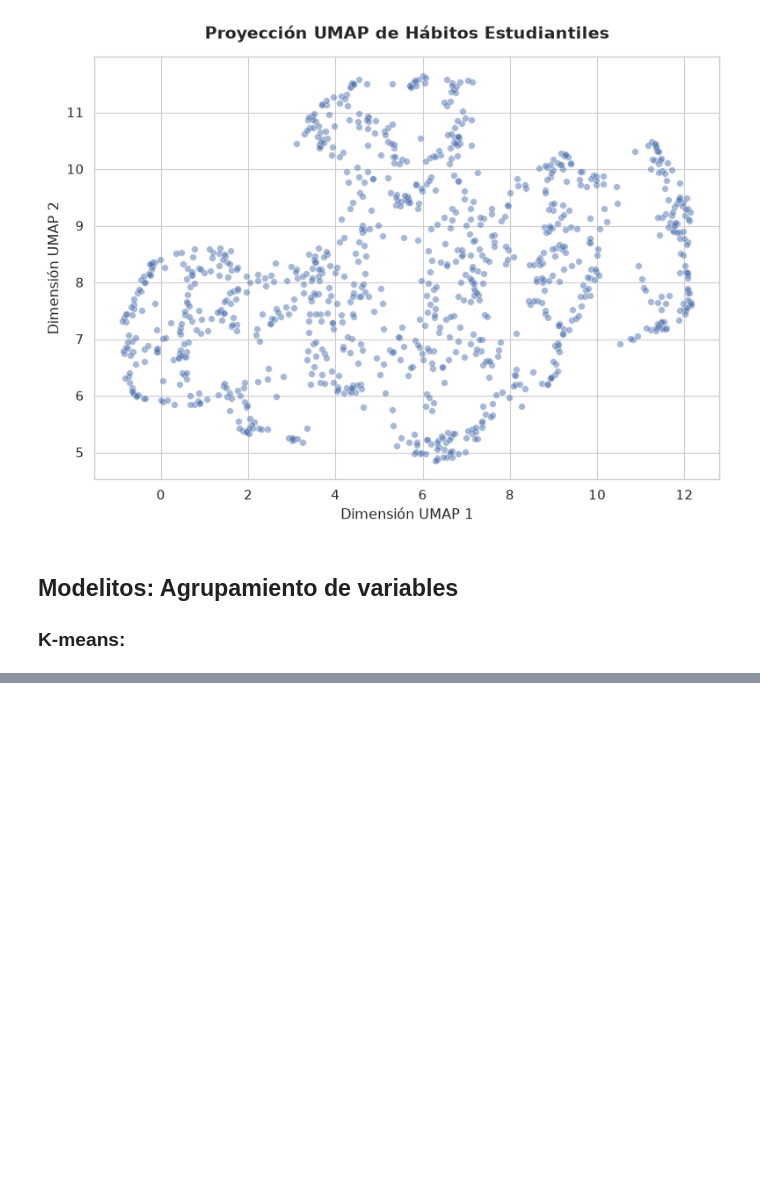
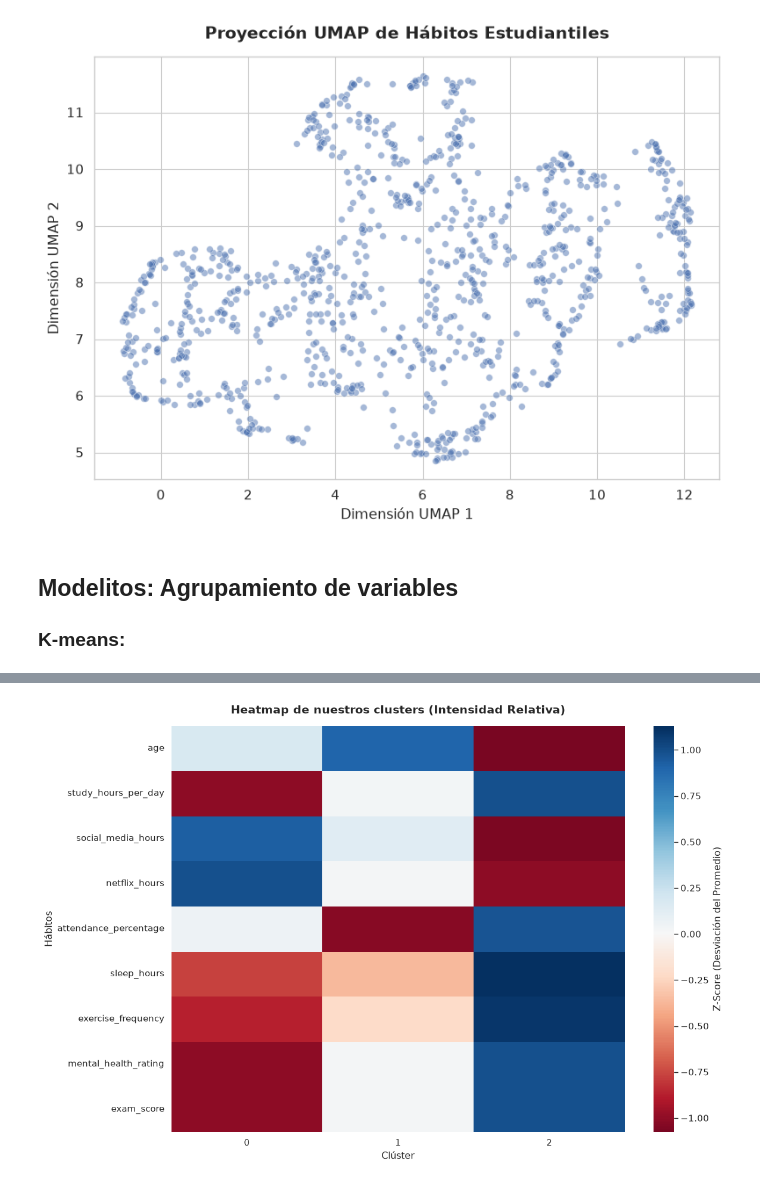
Before and after one commit to gapalfaro-cmyk/Proyecto-de-fin-de-modulo-6---Alfaro-Badillo-Cruz-Perez-Rupit, a Jupyter notebook: Modulo_VI_Equipo_15_Habits.ipynb, the cells around one changed output, grey strips where cells are left out. Cells and saved outputs as stored; diff of their text form; code cells hidden in the pictures; blank space fills up the shorter version.

```diff
--- a/Modulo_VI_Equipo_15_Habits.ipynb
+++ b/Modulo_VI_Equipo_15_Habits.ipynb
@@ -490,0 +491,22 @@ Cluster
+# %%
+numeric_cols = df_analisis_kmeans_umap.select_dtypes(include='number').columns.tolist()
+# Quitamos la columna de Clustes para que no afecte lo calculos
+if 'Cluster' in numeric_cols: numeric_cols.remove('Cluster')
+
+# Calculate means grouping by your custom Cluster Names
+cluster_means = df_analisis_kmeans_umap.groupby('Cluster')[numeric_cols].mean()
+
+# Standardize the columns (Z-score) so we can compare apples to apples
+cluster_means_standardized = (cluster_means - cluster_means.mean()) / cluster_means.std()
+
+plt.figure(figsize=(12, 8))
+sns.heatmap(cluster_means_standardized.T, cmap='RdBu', annot=False, center=0, cbar_kws={'label': 'Z-Score (Desviación del Promedio)'})
+
+plt.title('Heatmap de nuestros clusters (Intensidad Relativa)', fontsize=14, pad=15, fontweight='bold')
+plt.xlabel('Clúster')
+plt.ylabel('Hábitos')
+plt.tight_layout()
+plt.savefig('heatmap_clusters.pdf', dpi=300)
+plt.show()
+# %% [output]
+[figure, added]
```
Also changed, not shown: parts of 6 cells of this notebook, 2 other files.
